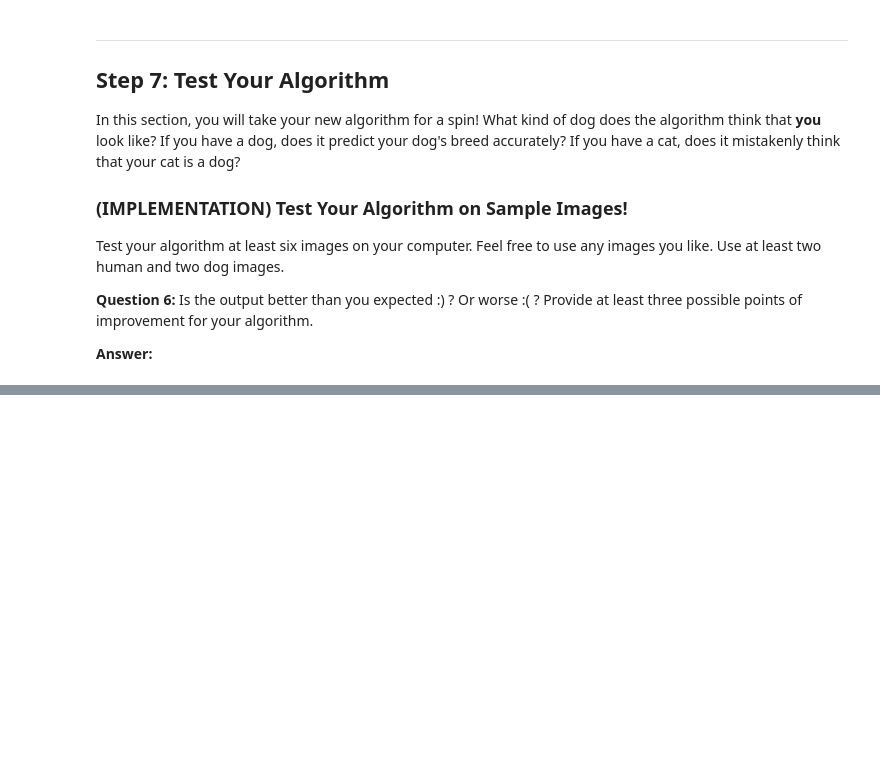
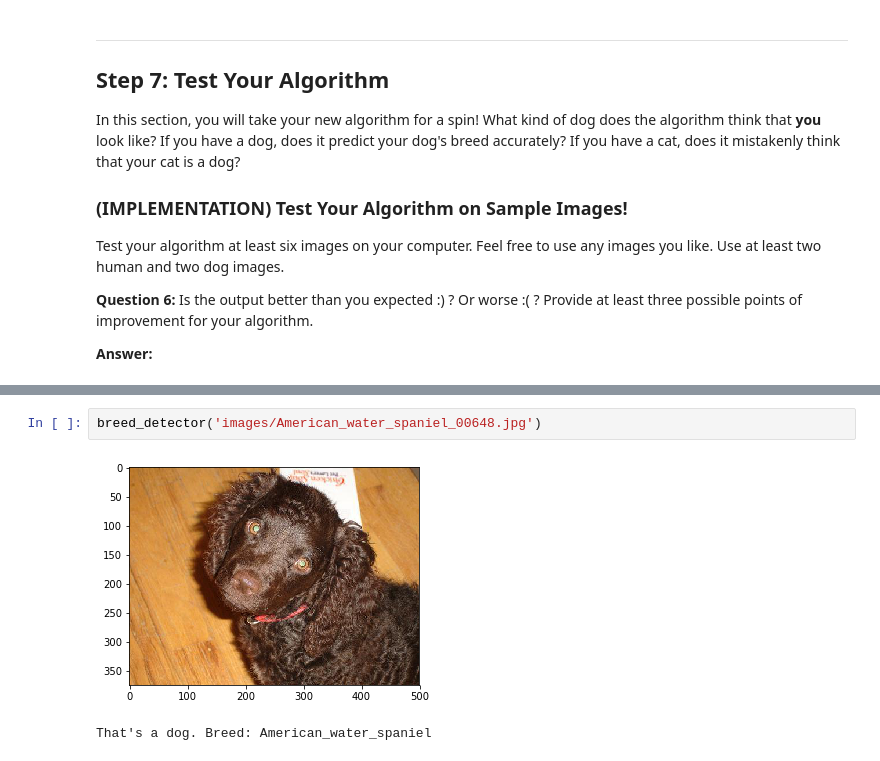
Before and after one commit to mnarasimhan02/MachineLearning, a Jupyter notebook: dog-project/dog_app.ipynb, the cells around one changed output, grey strips where cells are left out. Saved outputs shown, nothing was run; the diff lists cells and outputs as text; blank space fills up the shorter version.

```diff
--- a/dog-project/dog_app.ipynb
+++ b/dog-project/dog_app.ipynb
@@ -732,0 +775,5 @@ __Answer:__
+# %%
+breed_detector('images/American_water_spaniel_00648.jpg')
+# %% [output]
+[figure, added]
+That's a dog. Breed: American_water_spaniel
```
Also changed, not shown: parts of 8 cells of this notebook.
